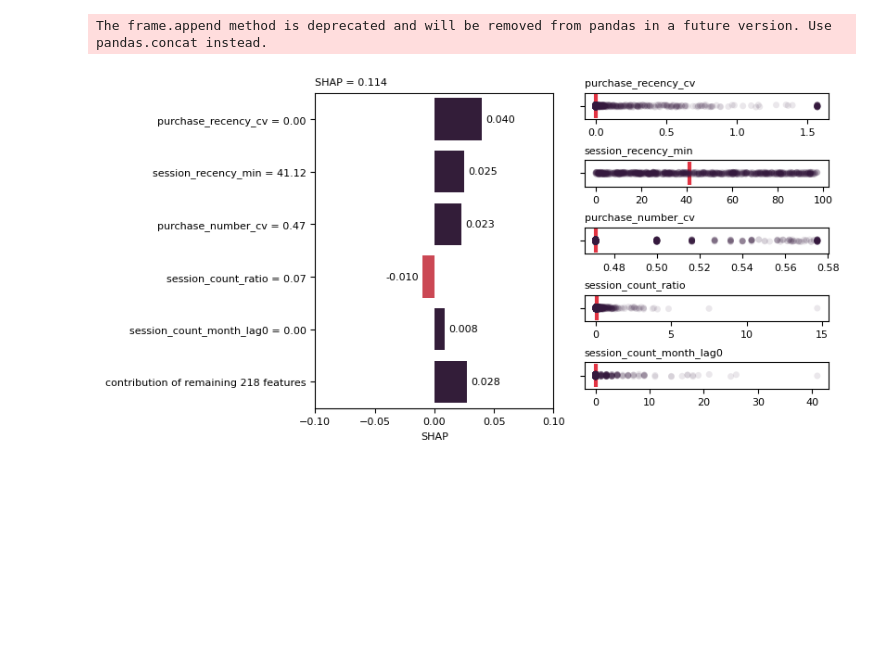
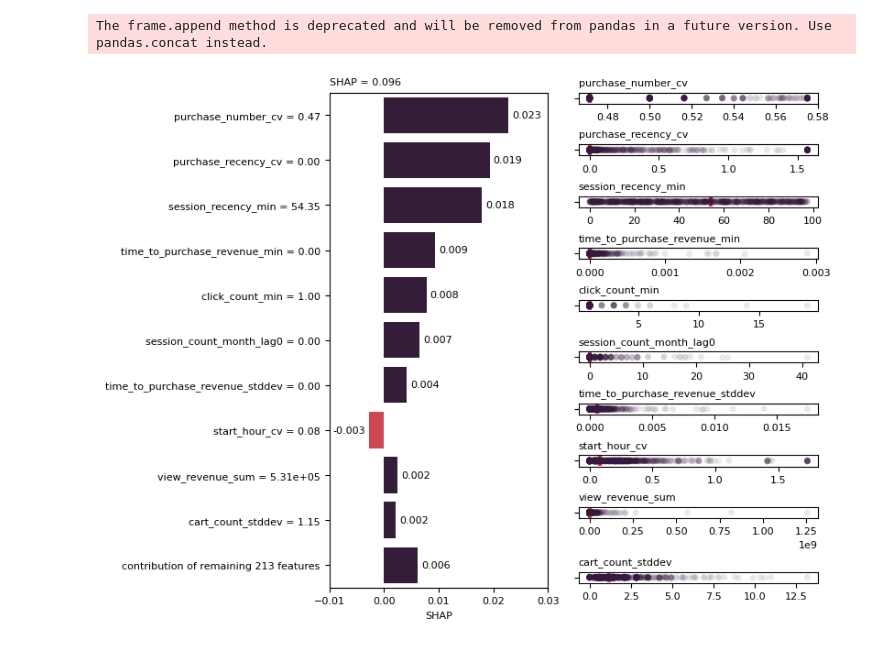
Before and after one commit to fridrichmrtn/churn-modeling, a Jupyter notebook: jupyters/07-model-understanding.ipynb, the cells around one changed output. Drawn from its saved outputs; the diff is of its cells as text; code cells hidden in the pictures; blank space fills up the shorter version.

Commit message:
Intermediate work on shap plots

```diff
--- a/jupyters/07-model-understanding.ipynb
+++ b/jupyters/07-model-understanding.ipynb
@@ -7,17 +7,19 @@ import shap
 import matplotlib.pyplot as plt
 import seaborn as sns
 from scipy.interpolate import griddata
+import gc
 
 # data
 data = pd.read_parquet("../data/retailrocket/raw/customer_model/")
 out_cols = ["user_id", "row_id", "time_step"] + [c for c in data.columns if "target_" in c]
 in_cols = [c for c in data.columns if c not in out_cols]
 train_data = data.loc[data.time_step>0,in_cols]
-test_data = data.loc[data.time_step==0,in_cols]
+test_data = data.loc[data.time_step==0,in_cols]#.sample(frac=.1)
+del data#, train_data
+gc.collect()
 
 # model
-# model = mlflow.sklearn.load_model("../data/retailrocket/pipelines/lr_class")
-# explainer = shap.Explainer(model.predict, train_data, algorithm="permutation")
-# shap_values = explainer(test_data)
-# with open("lr_class_shap", "wb") as f:
-#     pickle.dump(shap_values, f)
+model = mlflow.sklearn.load_model("../data/retailrocket/pipelines/svm_rbf_class")
+explainer = shap.Explainer(model.predict, train_data,
+    algorithm="permutation", max_evals=550)
+shap_values = explainer(test_data)
@@ -24,6 +28,20 @@ test_data = data.loc[data.time_step==0,in_cols]
 # %%
-with open("../data/retailrocket/pipelines/lr_class_shap", "rb") as f:
-    shap_values=pickle.load(f)
+with open("../data/retailrocket/pipelines/svm_rbf_class_shap", "wb") as f:
+   pickle.dump(shap_values, f)
+# %%
+
+with open("../data/retailrocket/pipelines/svm_rbf_class_shap", "rb") as f:
+   shap_values=pickle.load(f)
+
+class SHAP():
+    def __init__(self, values, feature_names, data):
+        self.values = values
+        self.feature_names = feature_names
+        self.data = data
+
+shap_values = SHAP(values=shap_values.values,
+    feature_names=shap_values.feature_names,
+    data=test_data.values)
 # %%
 def plot_feature_importance(shap_values, max_features=10, figsize=(5,4)):
     # data
@@ -294,7 +306,7 @@ def plot_observation(shap_values, row, max_features=5, shap_xlim=(-.1,.1)):
             for i,v in enumerate(feature_values)]+[complement_shap.name]
 
     plt.rcParams.update({"font.size": 8, "axes.titlesize":8})
-    f = plt.figure(constrained_layout=True, figsize=(8, 4))
+    f = plt.figure(constrained_layout=True, figsize=(8, 6))
     subfigs = f.subfigures(1, 2, width_ratios=[1.75, 1])
 
     # left plot
@@ -305,32 +317,32 @@ def plot_observation(shap_values, row, max_features=5, shap_xlim=(-.1,.1)):
     a = sns.barplot(data=feature_shaps, x="shap", y="name",
         palette=cust_pal, ax=la)
     a.set_title("SHAP = {:.3f}".format(total_shap.values[0]),
         loc="left")
     a.set_ylabel("");
     a.set_yticklabels(feature_labels);
     a.set_xlabel("SHAP");
     a.set_xlim(shap_xlim);
     for container in a.containers:
         a.bar_label(container, fmt="%.3f", padding=3)
 
     # right plot
     feature_values = pd.DataFrame(shap_values.data,
         columns=shap_values.feature_names)
     ra = subfigs[1].subplots(max_features+1, 1, gridspec_kw={"hspace":.10})
     for i in range(max_features):
         a = sns.stripplot(data=feature_values, x=feature_names[i],
             color=sns.color_palette("rocket")[0], alpha=.1, ax=ra.flat[i])
         a.vlines(feature_values.loc[row, feature_names[i]], -1, 1,
             color=sns.color_palette("rocket")[3], linestyles="solid", linewidths=3)
         a.set_xlabel("");
         a.set_title(feature_names[i], loc="left");
     # hack with additional subplot
     ra[-1].set_frame_on(False)
     ra[-1].get_xaxis().set_ticks([])
     ra[-1].get_yaxis().set_ticks([])
     plt.rcParams.update(plt.rcParamsDefault)
 
-plot_observation(shap_values,203,5)
+plot_observation(shap_values,1012,10,shap_xlim=(-0.01, 0.03))
 # %% [output]
 The frame.append method is deprecated and will be removed from pandas in a future version. Use pandas.concat instead.
-[figure, old version]
+[figure, new version]
```
Also changed, not shown: parts of 11 cells of this notebook.
